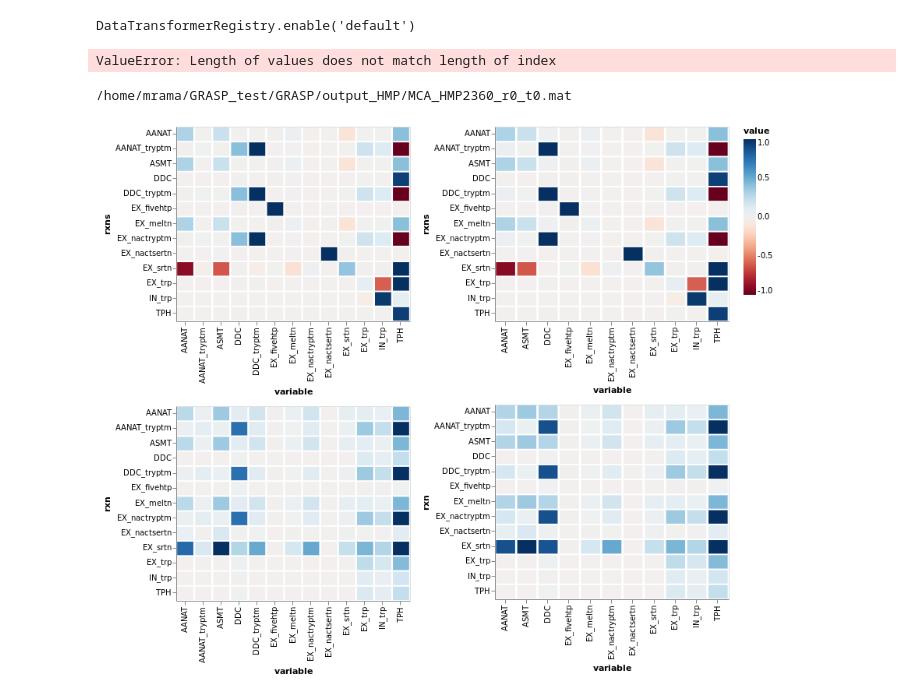
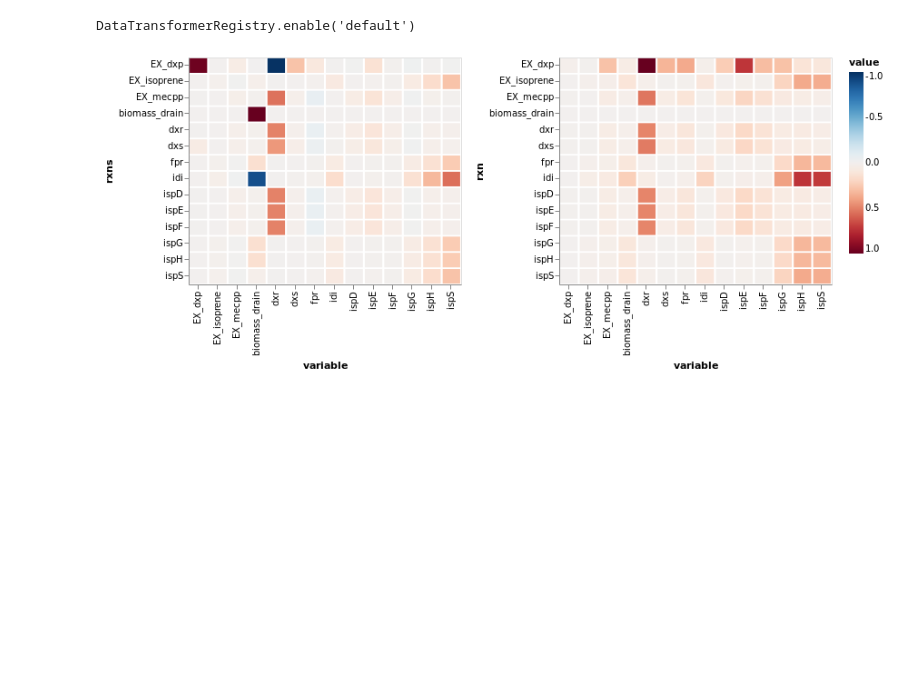
Before and after one commit to biosustain/GRASP, a Jupyter notebook: python_code/visualize_controlAnalysis_matlab.ipynb, the cells around one changed output. Cells and saved outputs as stored; diff of their text form; code cells hidden in the pictures; blank space fills up the shorter version.

```diff
--- a/python_code/visualize_controlAnalysis_matlab.ipynb
+++ b/python_code/visualize_controlAnalysis_matlab.ipynb
@@ -9,7 +8,7 @@ alt.data_transformers.enable('default', max_rows=None)
 DataTransformerRegistry.enable('default')
 # %%
 base_dir = '/home/mrama/GRASP_test/GRASP/output_test/'
-n_models = 10000
+n_models = 1000
 
 file_in_MCA = ''.join([base_dir, 'MCA_MEP_test.mat'])
 file_in_mets = ''.join([base_dir, 'MEP_test_metsActive.dat'])
@@ -80,10 +79,8 @@ key_name = 'xControl'
 id_col = 'mets'
 col_names = rxn_names
 row_names = met_names
-Cv_df_median = get_df_median(mat, key_name, id_col, col_names, row_names, n_models)
-Cv_df_iqr = get_df_iqr(mat, key_name, id_col, col_names, row_names, n_models)
+Cx_df_median = get_df_median(mat, key_name, id_col, col_names, row_names, n_models)
+Cx_df_iqr = get_df_iqr(mat, key_name, id_col, col_names, row_names, n_models)
-# %% [output]
-ValueError: Length of values does not match length of index
 # %%
 def get_heatmaps(C_df_in, id_col):
 
@@ -95,7 +92,7 @@ def get_heatmaps(C_df_in, id_col):
     Cx_in = alt.Chart(C_df).mark_rect().encode(
         x='variable:N',
         y=id_col,
-        color=alt.Color('value:Q', scale=alt.Scale(scheme='redblue', domain=[-1,1])),
+        color=alt.Color('value:Q', scale=alt.Scale(scheme='redblue', domain=[1,-1])),
         tooltip='value:Q'
     ).properties(
         width=300,
@@ -104,9 +101,8 @@ def get_heatmaps(C_df_in, id_col):
 
     return Cx_in
 # %%
-alt.vconcat(get_heatmaps(Cv_df_median_list[ind], 'rxns'),
-            get_heatmaps(Cv_df_iqr_list[ind], 'rxn'))
+alt.hconcat(get_heatmaps(Cv_df_median, 'rxns'),
+            get_heatmaps(Cv_df_iqr, 'rxn'))
 # %% [output]
-/home/mrama/GRASP_test/GRASP/output_HMP/MCA_HMP2360_r0_t0.mat
-[figure, old version]
+[figure, new version]
 # %%
```
Also changed, not shown: parts of 2 cells of this notebook.
